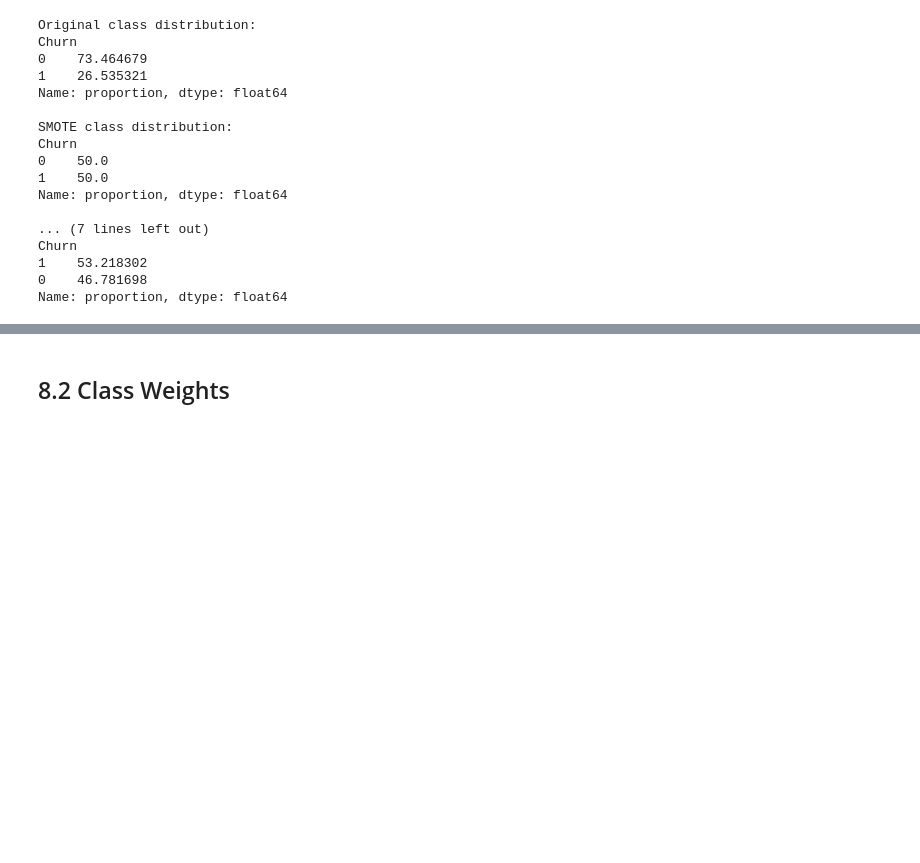
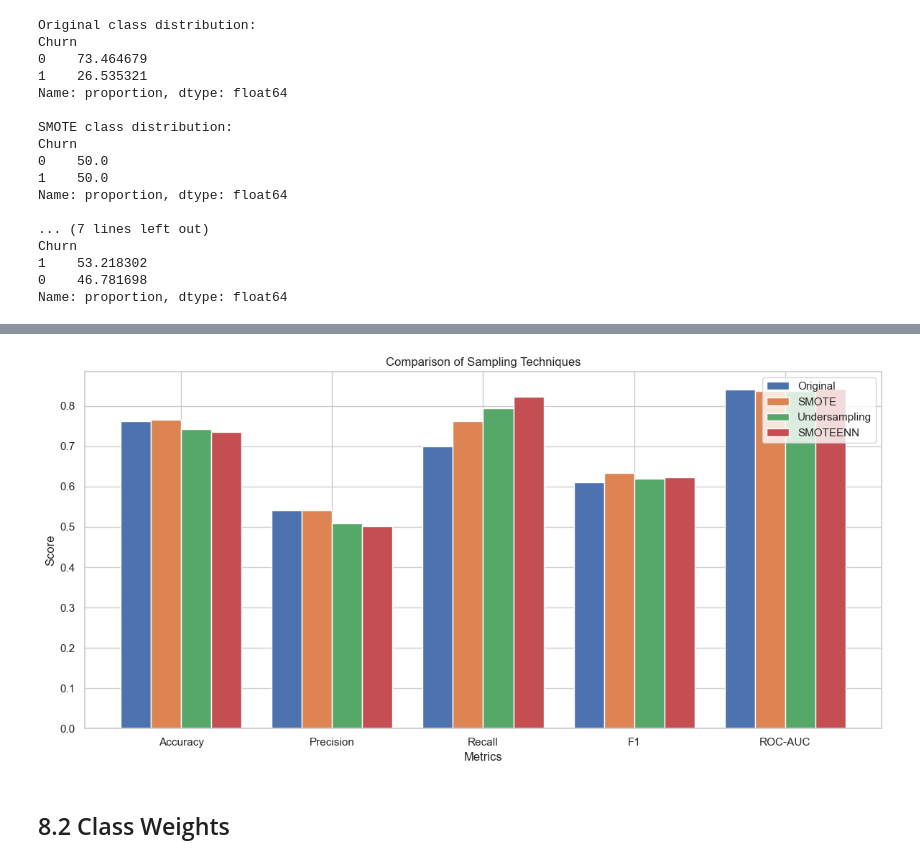
Before and after one commit to itxtx/customer_churn_prediction, a Jupyter notebook: customer_churn_analysis.ipynb, the cells around one changed output, grey strips where cells are left out. Saved outputs shown, nothing was run; the diff lists cells and outputs as text; code cells hidden in the pictures; blank space fills up the shorter version.

```diff
--- a/customer_churn_analysis.ipynb
+++ b/customer_churn_analysis.ipynb
@@ -449,3 +452,79 @@ Churn
 1    53.218302
 0    46.781698
 Name: proportion, dtype: float64
+# %%
+# Compare different sampling techniques
+from sklearn.ensemble import RandomForestClassifier
+from sklearn.metrics import classification_report, roc_auc_score
+import pandas as pd
+import matplotlib.pyplot as plt
+import numpy as np
+
+# Define sampling techniques
+sampling_techniques = {
+    'Original': (X_train_selected, y_train),
+    'SMOTE': (X_train_smote, y_train_smote),
+    'Undersampling': (X_train_rus, y_train_rus),
+    'SMOTEENN': (X_train_smoteenn, y_train_smoteenn)
+}
+
+# Initialize results DataFrame
+results = pd.DataFrame(columns=['Technique', 'Accuracy', 'Precision', 'Recall', 'F1', 'ROC-AUC'])
+
+# Compare each sampling technique
+for name, (X, y) in sampling_techniques.items():
+    print(f"\nTraining with {name}...")
+
+    # Initialize and train model
+    rf = RandomForestClassifier(
+        random_state=42,
+        class_weight='balanced',
+        n_estimators=200,
+        max_depth=10
+    )
+    rf.fit(X, y)
+
+    # Make predictions
+    y_pred = rf.predict(X_test_selected)
+    y_pred_proba = rf.predict_proba(X_test_selected)[:, 1]
+
+    # Calculate metrics
+    report = classification_report(y_test, y_pred, output_dict=True)
+    roc_auc = roc_auc_score(y_test, y_pred_proba)
+
+    # Store results
+    results = pd.concat([results, pd.DataFrame({
+        'Technique': [name],
+        'Accuracy': [report['accuracy']],
+        'Precision': [report['1']['precision']],
+        'Recall': [report['1']['recall']],
+        'F1': [report['1']['f1-score']],
+        'ROC-AUC': [roc_auc]
+    })], ignore_index=True)
+
+    # Print detailed report
+    print(f"\nResults with {name}:")
+    print(classification_report(y_test, y_pred))
+    print(f"ROC-AUC Score: {roc_auc:.4f}")
+
+# Display comparison
+print("\nComparison of all techniques:")
+print(results.round(4))
+
+# Visualize comparison
+plt.figure(figsize=(12, 6))
+metrics = ['Accuracy', 'Precision', 'Recall', 'F1', 'ROC-AUC']
+x = np.arange(len(metrics))
+width = 0.2
+
+for i, technique in enumerate(results['Technique']):
+    plt.bar(x + i*width, results[metrics].iloc[i], width, label=technique)
+
+plt.xlabel('Metrics')
+plt.ylabel('Score')
+plt.title('Comparison of Sampling Techniques')
+plt.xticks(x + width*1.5, metrics)
+plt.legend()
+plt.tight_layout()
+plt.show()
+# %% [output]
@@ -452,3 +548,4 @@ Name: proportion, dtype: float64
+[figure, added]
 # %% [markdown]
 ## 8.2 Class Weights
 # %%
```
Also changed, not shown: parts of 14 cells of this notebook, 3 other files.
